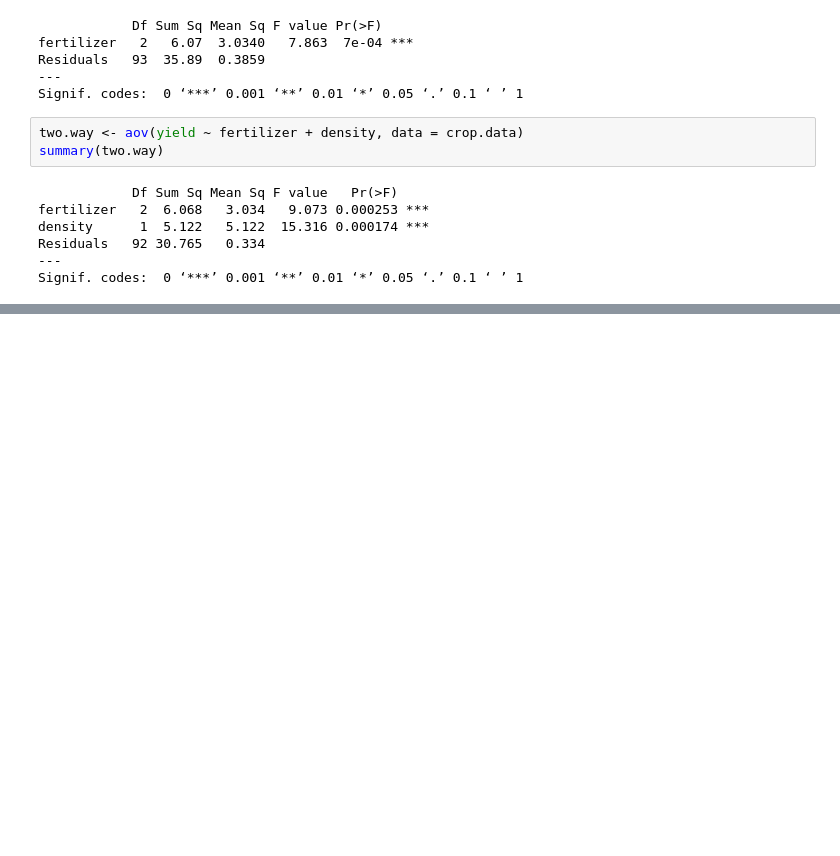
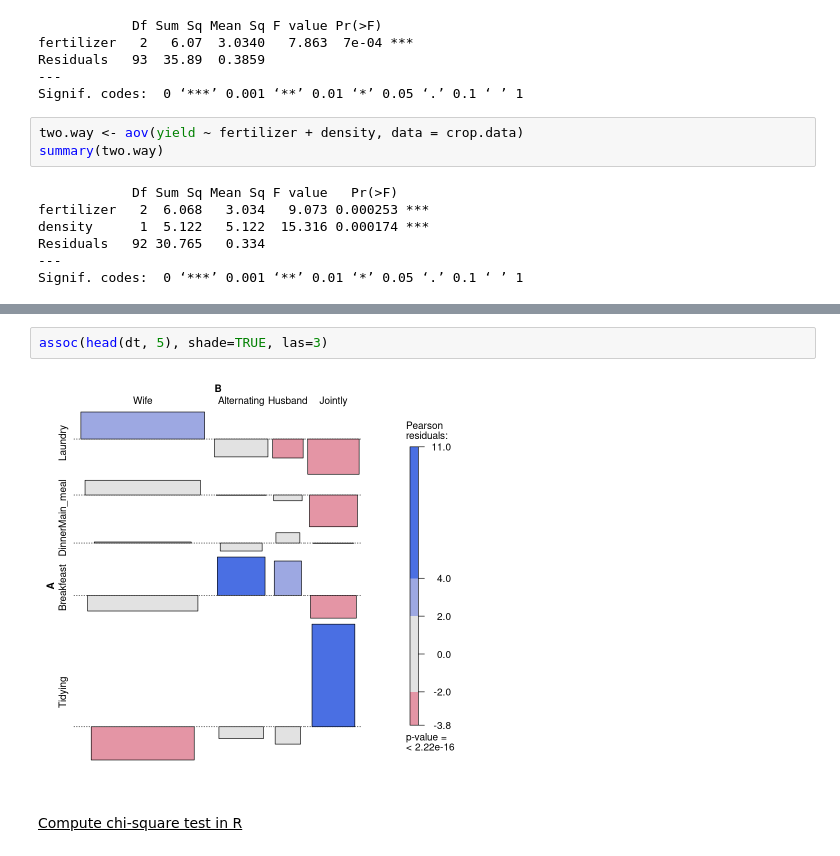
Before and after one commit to JeremyMcCormick/notebooks, a Jupyter notebook: R/StatisticsCompetencies.ipynb, the cells around one changed output, grey strips where cells are left out. Saved outputs shown, nothing was run; the diff lists cells and outputs as text; blank space fills up the shorter version.

```diff
--- a/R/StatisticsCompetencies.ipynb
+++ b/R/StatisticsCompetencies.ipynb
@@ -1616,0 +1712,6 @@ Signif. codes:  0 ‘***’ 0.001 ‘**’ 0.01 ‘*’ 0.05 ‘.’ 0.1 ‘ ’
+# %%
+assoc(head(dt, 5), shade=TRUE, las=3)
+# %% [output]
+[figure, added]
+# %% [markdown]
+<u>Compute chi-square test in R</u>
```
Also changed, not shown: parts of 53 cells of this notebook.
